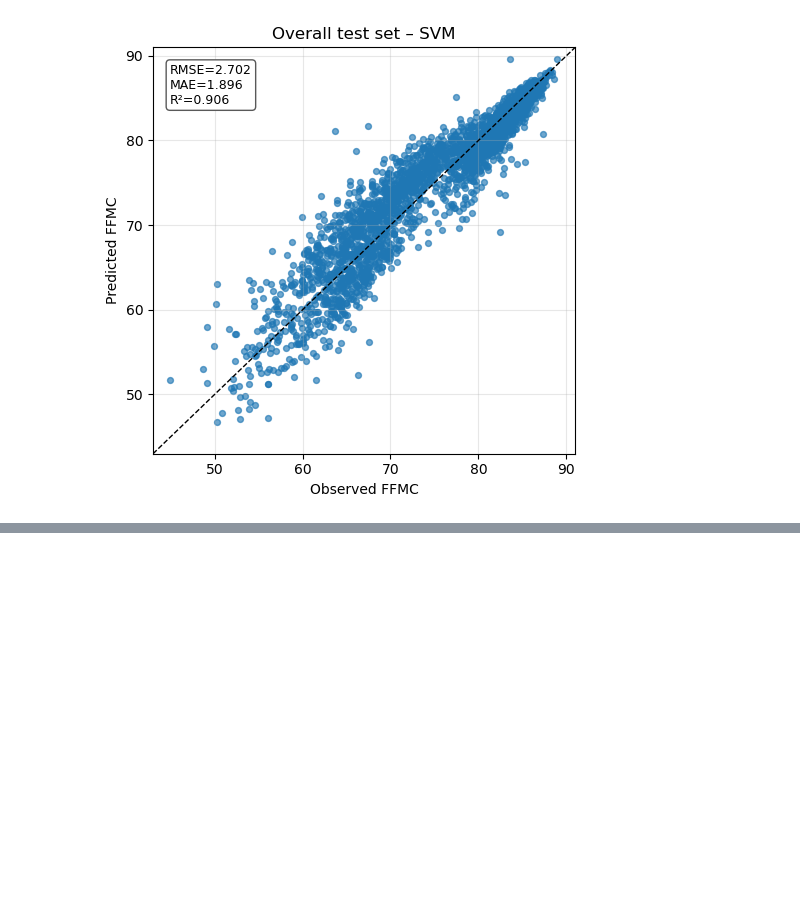
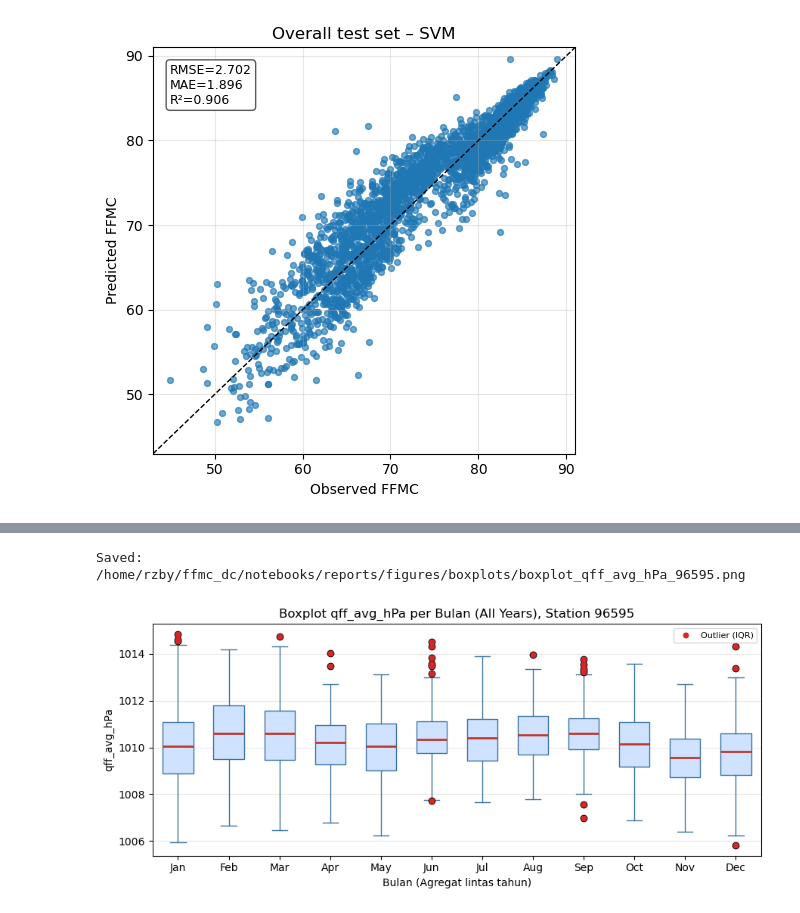
Before and after one commit to rezabayu/ffmc_dc, a Jupyter notebook: notebooks/05_plotting_calc_ffmc.ipynb, the cells around one changed output, grey strips where cells are left out. Cells and saved outputs as stored; diff of their text form; code cells hidden in the pictures; blank space fills up the shorter version.

```diff
--- a/notebooks/05_plotting_calc_ffmc.ipynb
+++ b/notebooks/05_plotting_calc_ffmc.ipynb
@@ -199,0 +306,11 @@ Saved: reports/figures/scatter_svm.png
+# %%
+# === Simpan hasil
+OUT_DIR = Path("/home/rzby/ffmc_dc/notebooks/reports/outliers")
+FIG_DIR = Path("/home/rzby/ffmc_dc/notebooks/reports/figures/boxplots")
+OUT_DIR.mkdir(parents=True, exist_ok=True)
+FIG_DIR.mkdir(parents=True, exist_ok=True)
+
+flagged.to_csv(OUT_DIR / f"outliers_iqr_rows_{VALUE_COL}.csv", index=False)
+summary.to_csv(OUT_DIR / f"outliers_iqr_summary_{VALUE_COL}.csv", index=False)
+print("Saved:", OUT_DIR / f"outliers_iqr_rows_{VALUE_COL}.csv")
+print("Saved:", OUT_DIR / f"outliers_iqr_summary_{VALUE_COL}.csv")
@@ -199,0 +320,69 @@ Saved: reports/figures/scatter_svm.png
+# %%
+# === 2) Boxplot per stasiun (1 gambar/stasiun), agregat per bulan lintas tahun
+#     - Boxplot mengikuti definisi Tukey (IQR), selaras dengan deteksi outlier di atas
+#     - Titik outlier dari perhitungan kita dioverlay sebagai marker merah
+
+def month_labels():
+    # Label Jan..Dec
+    return [calendar.month_abbr[m] for m in range(1, 13)]
+
+def plot_boxplot_station(g: pd.DataFrame, station_id, VALUE_COL=VALUE_COL, save=True):
+    # Susun data per bulan (Jan..Dec)
+    data_by_month = [g.loc[g["month"] == m, VALUE_COL].values for m in range(1, 13)]
+
+    fig, ax = plt.subplots(figsize=(9, 4))
+    bp = ax.boxplot(
+        data_by_month,
+        positions=range(1, 13),
+        widths=0.6,
+        patch_artist=True,
+        showfliers=True  # biarkan outlier Tukey standar ditampilkan
+    )
+
+    # Warna lembut
+    for patch in bp["boxes"]:
+        patch.set_facecolor("#cfe2ff")
+        patch.set_edgecolor("#3b72a0")
+    for whisker in bp["whiskers"]:
+        whisker.set_color("#3b72a0")
+    for cap in bp["caps"]:
+        cap.set_color("#3b72a0")
+    for median in bp["medians"]:
+        median.set_color("#c0392b")
+        median.set_linewidth(2)
+
+    # Overlay titik outlier hasil flag IQR kita (lebih jelas)
+    gg = g.copy()
+    gg_out = gg[gg[f"{VALUE_COL}_outlier"]]
+    # x-position = bulan
+    ax.scatter(
+        gg_out["month"],
+        gg_out[VALUE_COL],
+        color="#d62728", s=22, zorder=3, label="Outlier (IQR)"
+    )
+
+    ax.set_xticks(range(1, 13))
+    ax.set_xticklabels(month_labels())
+    ax.set_xlabel("Bulan (Agregat lintas tahun)")
+    ax.set_ylabel(f"{VALUE_COL}")
+    ax.set_title(f"30-Days Moving Average of Calculated FFMC, Station {station_id}" if VALUE_COL.lower()=="ffmc"
+                 else f"Boxplot {VALUE_COL} per Bulan (All Years), Station {station_id}")
+    ax.grid(True, axis="y", alpha=0.3)
+    ax.legend(loc="upper right", fontsize=8)
+    plt.tight_layout()
+
+    if save:
+        out_png = FIG_DIR / f"boxplot_{VALUE_COL}_{station_id}.png"
+        plt.savefig(out_png, dpi=300)
+        print("Saved:", out_png)
+    plt.show()
+
+# --- Pastikan flagged (dengan kolom *_outlier) digunakan
+for sid, g in flagged.groupby(station_col):
+    if g[VALUE_COL].notna().sum() >= 10:  # syarat minimal
+        plot_boxplot_station(g, sid, VALUE_COL=VALUE_COL, save=True)
+    else:
+        print(f"Skip {sid}: data terlalu sedikit untuk boxplot.")
+# %% [output]
+Saved: /home/rzby/ffmc_dc/notebooks/reports/figures/boxplots/boxplot_qff_avg_hPa_96595.png
+[figure, added]
```
Also changed, not shown: parts of 4 cells of this notebook, 28 other files.
